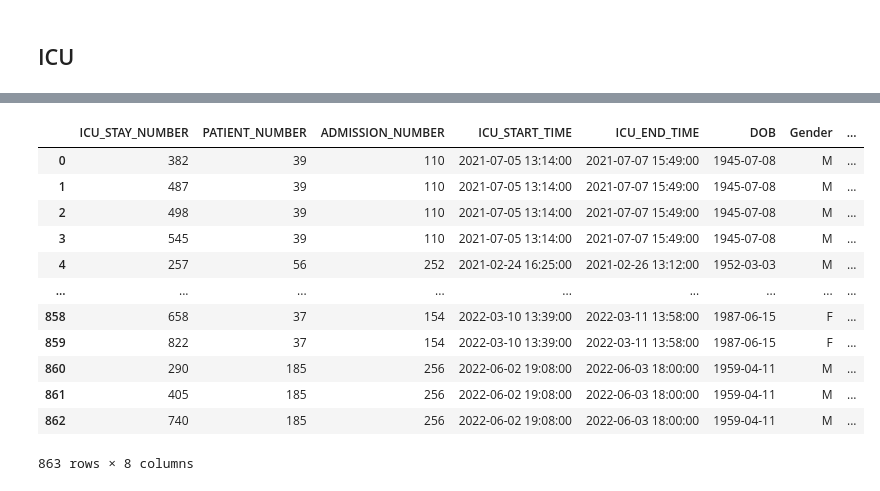
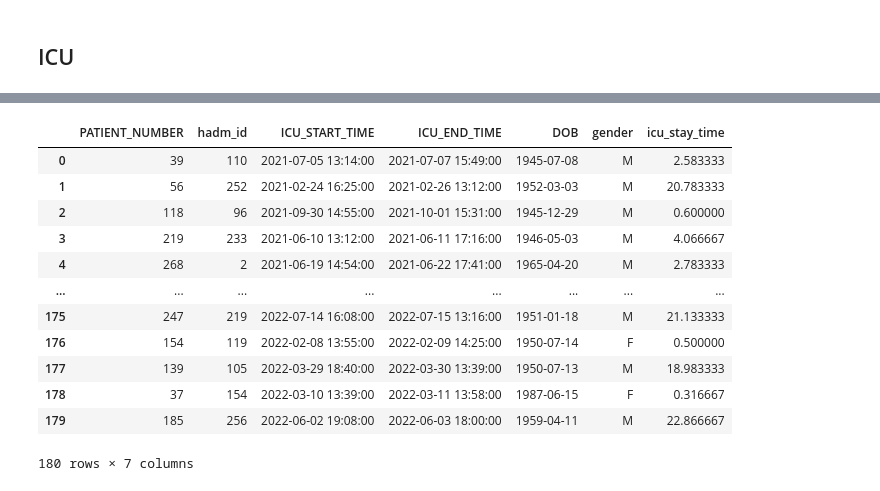
Before and after one commit to lily214754/MIMIC, a Jupyter notebook: EDA/MIMIC_EDA.ipynb, the cells around one changed output, grey strips where cells are left out. Drawn from its saved outputs; the diff is of its cells as text; code cells hidden in the pictures.

```diff
--- a/EDA/EDA整理.ipynb
+++ b/EDA/MIMIC_EDA.ipynb
@@ -1115,3 +1118,9 @@ boxplot_bloodtransfusion_counts(blood_transfusion_count_format,"EPIC")
 ### Hemoglobin
 # %% [markdown]
 ## ICU
+# %%
+#icu_stays_patient
+icu_stays_noicunumber=icu_stays.drop(columns=['ICU_STAY_NUMBER'])
+# there is some duplicate rows
+icu_stays_noicunumber = icu_stays_noicunumber.drop_duplicates()
+icu_stays_noicunumber
@@ -1118,20 +1141,21 @@ boxplot_bloodtransfusion_counts(blood_transfusion_count_format,"EPIC")
 # %%
-icu_stays_patient = icu_stays.merge(patients, how = 'left', on='PATIENT_NUMBER')
+icu_stays_patient = icu_stays_noicunumber.merge(patients, how = 'left', on='PATIENT_NUMBER')
 icu_stays_patient['ICU_START_TIME'] = pd.to_datetime(icu_stays_patient['ICU_START_TIME'])
 icu_stays_patient['ICU_END_TIME'] = pd.to_datetime(icu_stays_patient['ICU_END_TIME'])
-icu_stays_patient['ICU_stay_time'] = icu_stays_patient['ICU_END_TIME'] - icu_stays_patient['ICU_START_TIME']
-icu_stays_patient
+icu_stays_patient['icu_stay_time'] = (icu_stays_patient['ICU_END_TIME'] - icu_stays_patient['ICU_START_TIME']).dt.seconds/3600
+icu_total_stay_format = icu_stays_patient.rename(columns={"ADMISSION_NUMBER": "hadm_id", "Gender": "gender"})
+icu_total_stay_format
 # %% [output]
-|  | ICU_STAY_NUMBER | PATIENT_NUMBER | ADMISSION_NUMBER | ICU_START_TIME | ICU_END_TIME | DOB | Gender | ... |
-| 0 | 382 | 39 | 110 | 2021-07-05 13:14:00 | 2021-07-07 15:49:00 | 1945-07-08 | M | ... |
-| 1 | 487 | 39 | 110 | 2021-07-05 13:14:00 | 2021-07-07 15:49:00 | 1945-07-08 | M | ... |
-| 2 | 498 | 39 | 110 | 2021-07-05 13:14:00 | 2021-07-07 15:49:00 | 1945-07-08 | M | ... |
-| 3 | 545 | 39 | 110 | 2021-07-05 13:14:00 | 2021-07-07 15:49:00 | 1945-07-08 | M | ... |
-| 4 | 257 | 56 | 252 | 2021-02-24 16:25:00 | 2021-02-26 13:12:00 | 1952-03-03 | M | ... |
-| ... | ... | ... | ... | ... | ... | ... | ... | ... |
-| 858 | 658 | 37 | 154 | 2022-03-10 13:39:00 | 2022-03-11 13:58:00 | 1987-06-15 | F | ... |
-| 859 | 822 | 37 | 154 | 2022-03-10 13:39:00 | 2022-03-11 13:58:00 | 1987-06-15 | F | ... |
-| 860 | 290 | 185 | 256 | 2022-06-02 19:08:00 | 2022-06-03 18:00:00 | 1959-04-11 | M | ... |
-| 861 | 405 | 185 | 256 | 2022-06-02 19:08:00 | 2022-06-03 18:00:00 | 1959-04-11 | M | ... |
-| 862 | 740 | 185 | 256 | 2022-06-02 19:08:00 | 2022-06-03 18:00:00 | 1959-04-11 | M | ... |
+|  | PATIENT_NUMBER | hadm_id | ICU_START_TIME | ICU_END_TIME | DOB | gender | icu_stay_time |
+| 0 | 39 | 110 | 2021-07-05 13:14:00 | 2021-07-07 15:49:00 | 1945-07-08 | M | 2.583333 |
+| 1 | 56 | 252 | 2021-02-24 16:25:00 | 2021-02-26 13:12:00 | 1952-03-03 | M | 20.783333 |
+| 2 | 118 | 96 | 2021-09-30 14:55:00 | 2021-10-01 15:31:00 | 1945-12-29 | M | 0.600000 |
+| 3 | 219 | 233 | 2021-06-10 13:12:00 | 2021-06-11 17:16:00 | 1946-05-03 | M | 4.066667 |
+| 4 | 268 | 2 | 2021-06-19 14:54:00 | 2021-06-22 17:41:00 | 1965-04-20 | M | 2.783333 |
+| ... | ... | ... | ... | ... | ... | ... | ... |
+| 175 | 247 | 219 | 2022-07-14 16:08:00 | 2022-07-15 13:16:00 | 1951-01-18 | M | 21.133333 |
+| 176 | 154 | 119 | 2022-02-08 13:55:00 | 2022-02-09 14:25:00 | 1950-07-14 | F | 0.500000 |
+| 177 | 139 | 105 | 2022-03-29 18:40:00 | 2022-03-30 13:39:00 | 1950-07-13 | M | 18.983333 |
+| 178 | 37 | 154 | 2022-03-10 13:39:00 | 2022-03-11 13:58:00 | 1987-06-15 | F | 0.316667 |
+| 179 | 185 | 256 | 2022-06-02 19:08:00 | 2022-06-03 18:00:00 | 1959-04-11 | M | 22.866667 |
-863 rows × 8 columns
+180 rows × 7 columns
```
Also changed, not shown: parts of 15 cells of this notebook, 11 other files.
